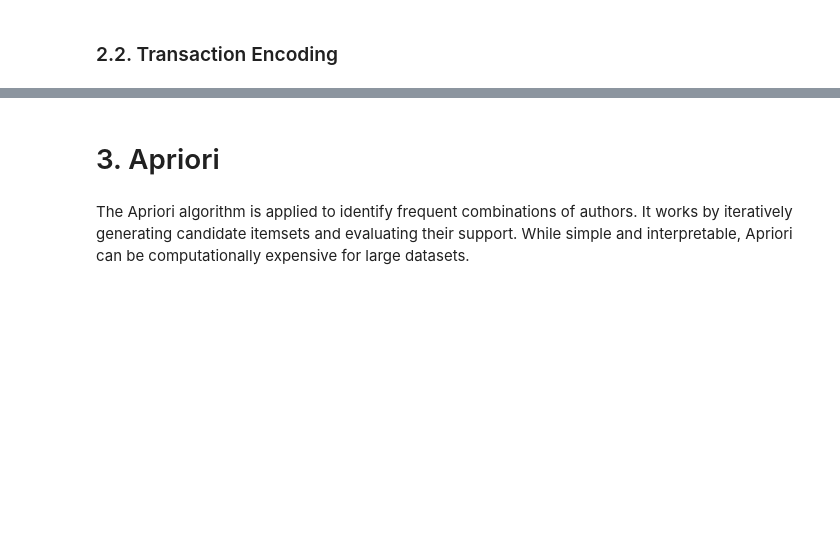
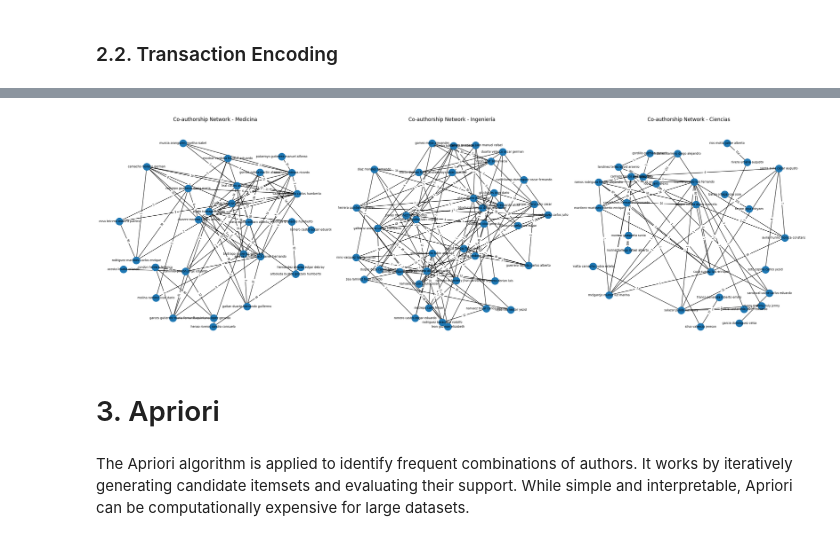
Before and after one commit to fvalderramab/proyecto_horus, a Jupyter notebook: notebooks/03_association.ipynb, the cells around one changed output, grey strips where cells are left out. Cells and saved outputs as stored; diff of their text form; code cells hidden in the pictures; blank space fills up the shorter version.

```diff
--- a/notebooks/03_association.ipynb
+++ b/notebooks/03_association.ipynb
@@ -224,0 +205,73 @@ Error:
+# %%
+df['faculty_clean'] = df['faculty'].str.lower().str.strip()
+
+FACULTY_CONFIG = {
+    'medicina': {'top_n': 30, 'min_weight': 2, 'k': 4},
+    'ingeniería': {'top_n': 40, 'min_weight': 1, 'k': 3},
+    'ciencias': {'top_n': 30, 'min_weight': 1, 'k': 3}
+}
+
+fig, axes = plt.subplots(1, 3, figsize=(24, 8))
+
+for i, (faculty, config) in enumerate(FACULTY_CONFIG.items()):
+
+    print(f"\nProcessing faculty: {faculty}")
+
+    df_faculty = df[df['faculty_clean'] == faculty]
+
+    print(f"Rows: {len(df_faculty)}")
+
+    if df_faculty.empty:
+        print(f"⚠️ No data for {faculty}")
+        continue
+
+    transactions = df_faculty['active_coauthors'].apply(parse_coauthors)
+    transactions = transactions[transactions.apply(len) > 1]
+
+    all_authors = [a for trans in transactions for a in trans]
+    author_counts = Counter(all_authors)
+
+    top_authors = {
+        a for a, _ in author_counts.most_common(config['top_n'])
+    }
+
+    transactions_top = transactions.apply(
+        lambda authors: [a for a in authors if a in top_authors]
+    )
+
+    transactions_top = transactions_top[
+        transactions_top.apply(len) > 1
+    ]
+
+    cooccurrence = Counter()
+
+    for trans in transactions_top:
+        for pair in combinations(trans, 2):
+            cooccurrence[tuple(sorted(pair))] += 1
+
+    G = nx.Graph()
+
+    for (a1, a2), w in cooccurrence.items():
+        if w >= config['min_weight']:
+            G.add_edge(a1, a2, weight=w)
+
+    print(f"Nodes: {G.number_of_nodes()}, Edges: {G.number_of_edges()}")
+
+    if G.number_of_nodes() == 0:
+        continue
+
+    ax = axes[i]
+
+    pos = nx.spring_layout(G, k=config['k'], seed=42)
+
+    nx.draw(G, pos, ax=ax, with_labels=True, node_size=300, font_size=7)
+
+    edge_labels = nx.get_edge_attributes(G, 'weight')
+    nx.draw_networkx_edge_labels(G, pos, edge_labels=edge_labels, font_size=6, ax=ax)
+
+    ax.set_title(f"Co-authorship Network - {faculty.capitalize()}")
+    ax.axis("off")
+
+plt.tight_layout()
+plt.show()
+# %% [output]
@@ -225,3 +289,4 @@ Error:
+[figure, added]
 # %% [markdown]
 # 3. Apriori
 # %% [markdown]
```
Also changed, not shown: parts of 43 cells of this notebook, 1 other file.
